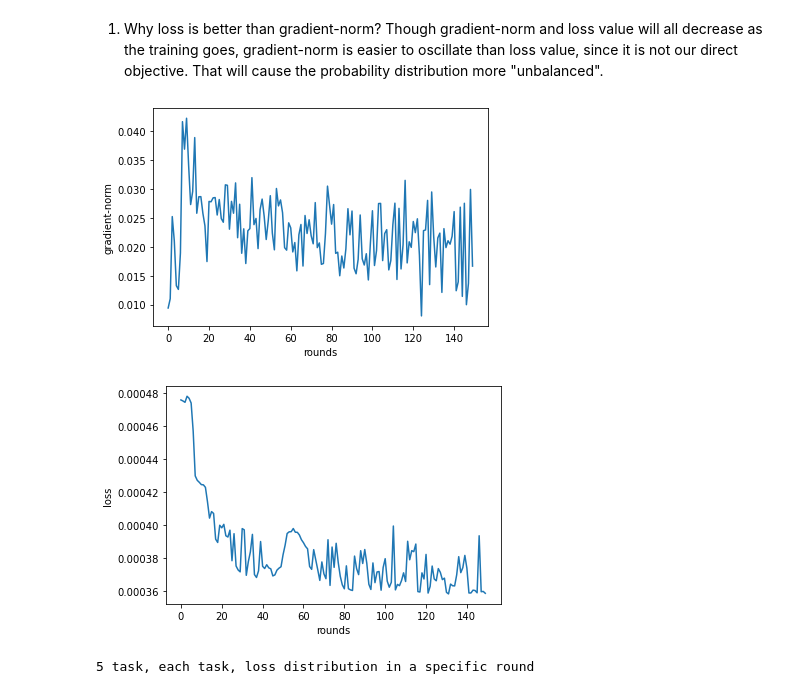
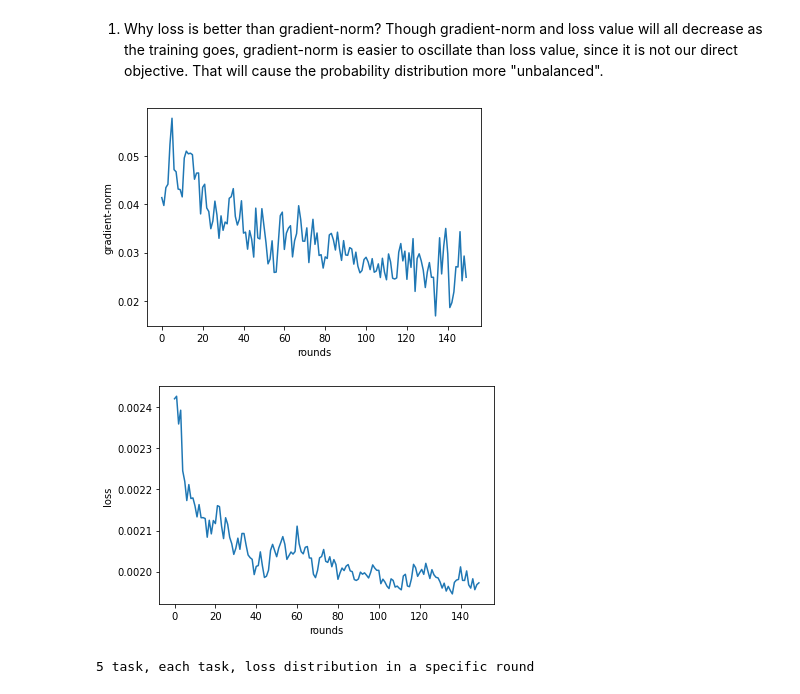
Before and after one commit to haoran-zh/mmfl-Dec, a Jupyter notebook: new_idea.ipynb, the cells around one changed output. Drawn from its saved outputs; the diff is of its cells as text; code cells hidden in the pictures.

```diff
--- a/new_idea.ipynb
+++ b/new_idea.ipynb
@@ -3,36 +3,36 @@
 Though gradient-norm and loss value will all decrease as the training goes, gradient-norm is easier to oscillate than loss value, since it is not our direct objective. That will cause the probability distribution more "unbalanced".
 # %%
 import numpy as np
-folder_name = "./result/1task_nnnnn_lessVennc0.1uv0.9_OS_a1_14"
+folder_name = "./result/3task_nnnnn_lessVennc0.1uv0.90.1_OS_14"
 # read gradient_AS.pkl
 import pickle
 with open(folder_name+"/gradient_OS.pkl", "rb") as f:
     gradient_OS = pickle.load(f)
 # last round
 gradient_OS = np.array(gradient_OS)[:, 2]
 import matplotlib.pyplot as plt
 length = range(len(gradient_OS))
 plt.plot(length, gradient_OS)
 # x-axis: rounds, y: gradient-norm
 plt.xlabel("rounds")
 plt.ylabel("gradient-norm")
 plt.show()
 
-folder_name = "./result/1task_nnnnn_lessVennc0.1uv0.9_AS_a1_14"
+folder_name = "./result/3task_nnnnn_lessVennc0.1uv0.90.1_AS_14"
 # read gradient_AS.pkl
 import pickle
 with open(folder_name+"/gradient_AS.pkl", "rb") as f:
     gradient_AS = pickle.load(f)
 # last round
 loss_AS = np.array(gradient_AS)[:, 2]
 import matplotlib.pyplot as plt
 length = range(len(loss_AS))
 plt.plot(length, loss_AS)
 plt.xlabel("rounds")
 plt.ylabel("loss")
 plt.show()
 # %% [output]
-[figure, old version]
+[figure, new version]
-[figure, old version]
+[figure, new version]
 # %%
 # folder_name = "./result/5task_nnnnn_mse_lessVennc0.1_AS_a1_17"
```
Also changed, not shown: parts of 18 cells of this notebook.
